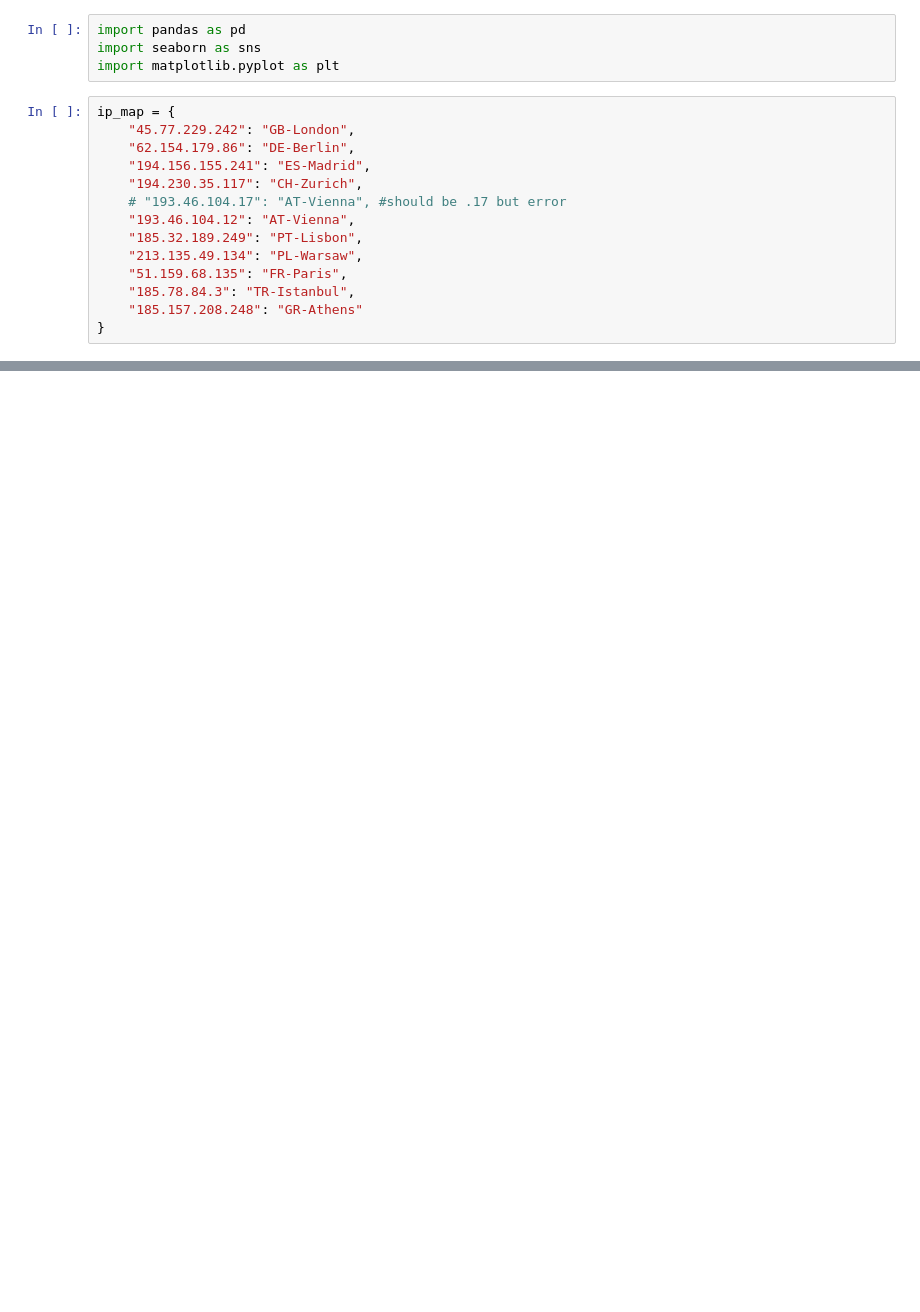
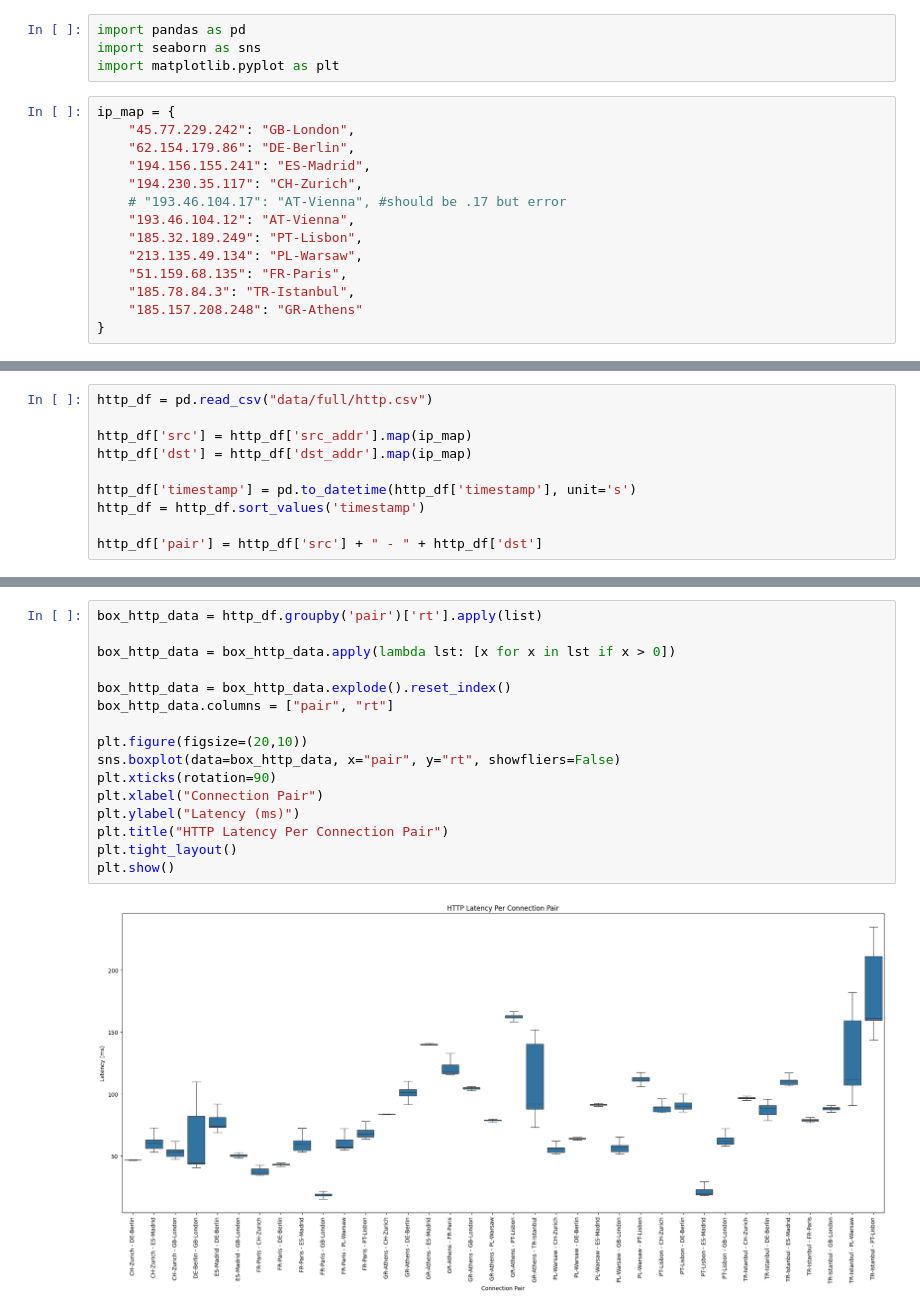
Before and after one commit to thomas-schleicher/software-praktikum, a Jupyter notebook: results/notebooks/full_time_all.ipynb, the cells around one changed output, grey strips where cells are left out. Saved outputs shown, nothing was run; the diff lists cells and outputs as text; blank space fills up the shorter version.

```diff
--- a/results/notebooks/full_time_all.ipynb
+++ b/results/notebooks/full_time_all.ipynb
@@ -48,0 +29,10 @@ print(ping_df)
+# %%
+http_df = pd.read_csv("data/full/http.csv")
+
+http_df['src'] = http_df['src_addr'].map(ip_map)
+http_df['dst'] = http_df['dst_addr'].map(ip_map)
+
+http_df['timestamp'] = pd.to_datetime(http_df['timestamp'], unit='s')
+http_df = http_df.sort_values('timestamp')
+
+http_df['pair'] = http_df['src'] + " - " + http_df['dst']
@@ -70,0 +65,18 @@ plt.show()
+# %%
+box_http_data = http_df.groupby('pair')['rt'].apply(list)
+
+box_http_data = box_http_data.apply(lambda lst: [x for x in lst if x > 0])
+
+box_http_data = box_http_data.explode().reset_index()
+box_http_data.columns = ["pair", "rt"]
+
+plt.figure(figsize=(20,10))
+sns.boxplot(data=box_http_data, x="pair", y="rt", showfliers=False)
+plt.xticks(rotation=90)
+plt.xlabel("Connection Pair")
+plt.ylabel("Latency (ms)")
+plt.title("HTTP Latency Per Connection Pair")
+plt.tight_layout()
+plt.show()
+# %% [output]
+[figure, added]
```
Also changed, not shown: parts of 5 cells of this notebook, 12 other files.
